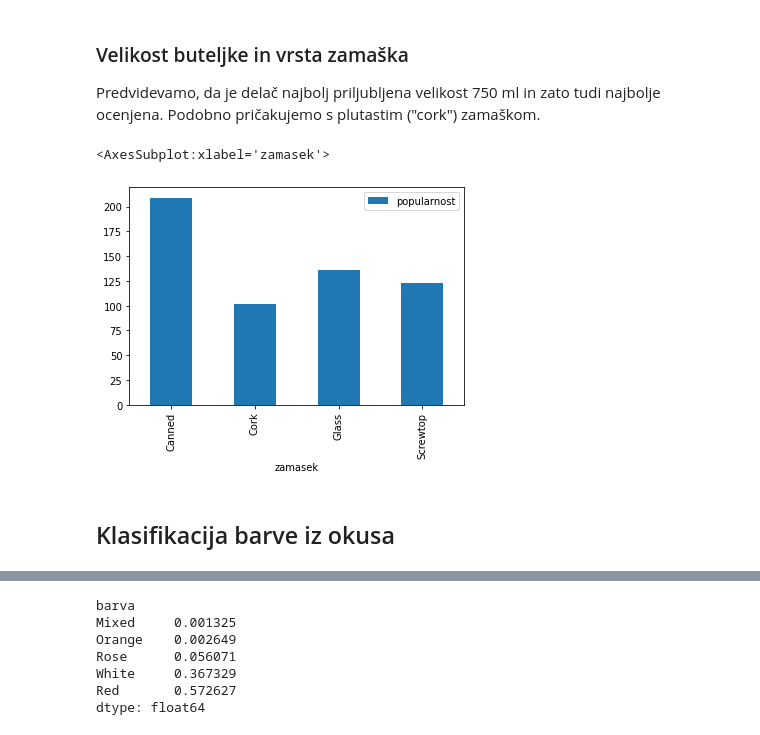
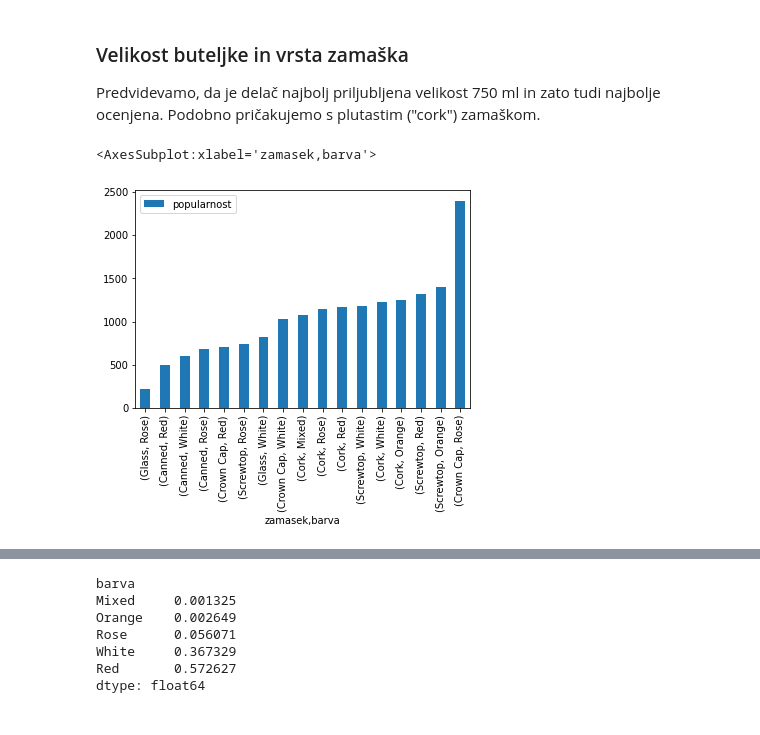
Before and after one commit to timkalan/analiza-vin, a Jupyter notebook: vina.ipynb, the cells around one changed output, grey strips where cells are left out. Cells and saved outputs as stored; diff of their text form; code cells hidden in the pictures.

```diff
--- a/vina.ipynb
+++ b/vina.ipynb
@@ -89,16 +89,7 @@ vina[vina.cena < 200].plot.scatter(x='cena', y='popularnost')
 
 Predvidevamo, da je delač najbolj priljubljena velikost 750 ml in zato tudi najbolje ocenjena. Podobno pričakujemo s plutastim ("cork") zamaškom.
 # %%
-vina[vina.popularnost <= 250].groupby('zamasek').mean().plot.bar(y="popularnost")
+vina.groupby(['zamasek', 'barva']).mean().sort_values('popularnost').plot.bar(y='popularnost', stacked=True)
 # %% [output]
-<AxesSubplot:xlabel='zamasek'>
+<AxesSubplot:xlabel='zamasek,barva'>
-[figure, old version]
+[figure, new version]
-# %% [markdown]
-
-
-
-
-
-
-
-## Klasifikacija barve iz okusa
```
Also changed, not shown: parts of 10 cells of this notebook.
